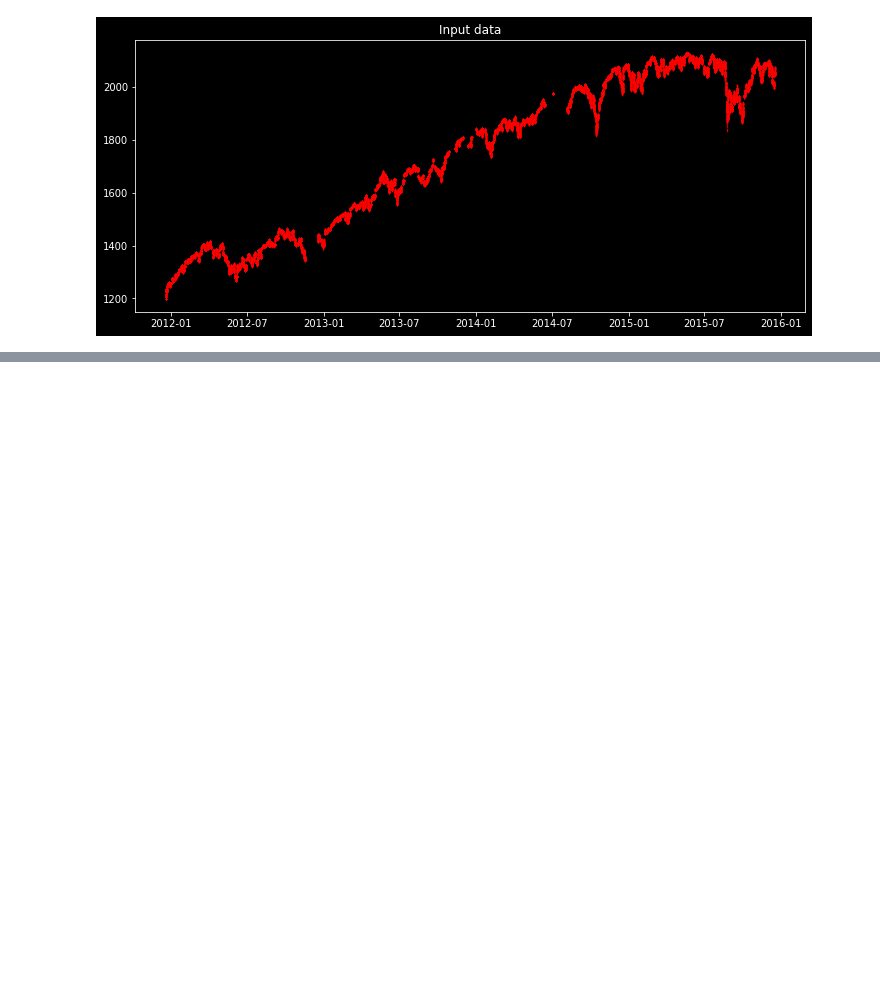
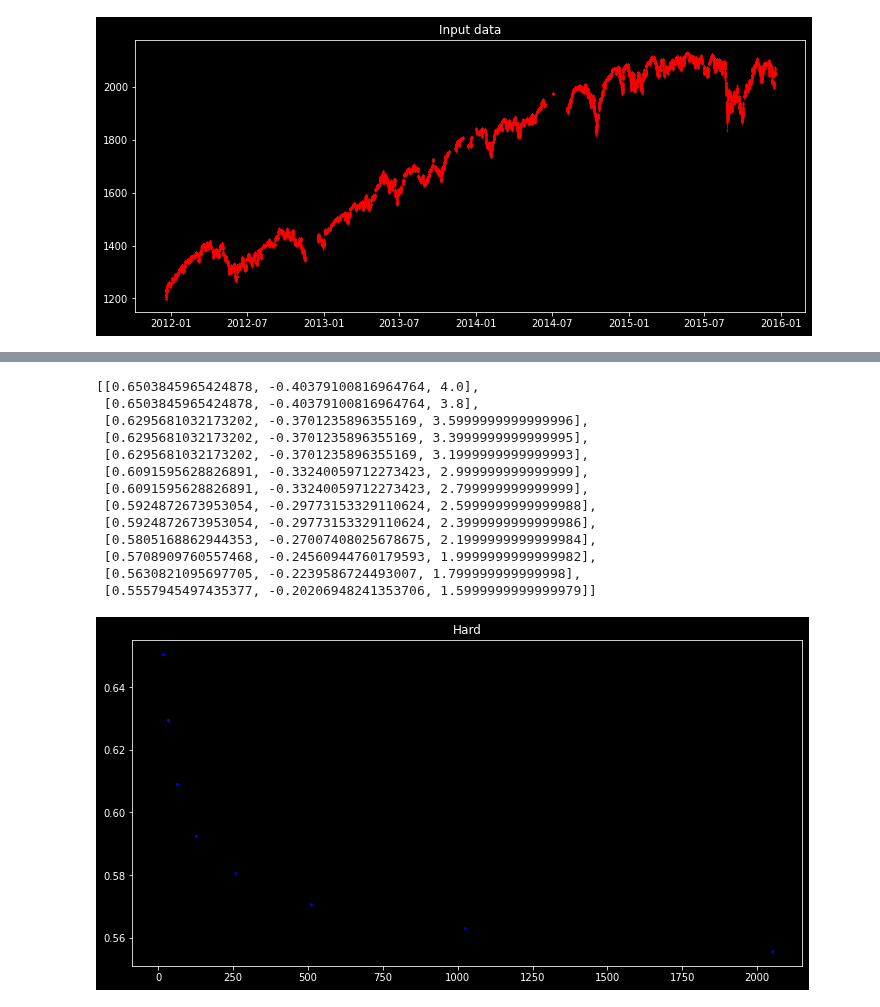
Before and after one commit to Molozey/algo-andrii, a Jupyter notebook: Andrii/folder_15/Hurst exponent.ipynb, the cells around one changed output, grey strips where cells are left out. Drawn from its saved outputs; the diff is of its cells as text; code cells hidden in the pictures; blank space fills up the shorter version.

```diff
--- a/Andrii/folder_15/Hurst exponent.ipynb
+++ b/Andrii/folder_15/Hurst exponent.ipynb
@@ -231,0 +181,3 @@ hurst_optimizer(nrm, simplify=5)
+# %%
+hurst_optimizer(nrm, simplify=1)
+# %% [output]
@@ -231,0 +189,14 @@ hurst_optimizer(nrm, simplify=5)
+[[0.6503845965424878, -0.40379100816964764, 4.0],
+ [0.6503845965424878, -0.40379100816964764, 3.8],
+ [0.6295681032173202, -0.3701235896355169, 3.5999999999999996],
+ [0.6295681032173202, -0.3701235896355169, 3.3999999999999995],
+ [0.6295681032173202, -0.3701235896355169, 3.1999999999999993],
+ [0.6091595628826891, -0.33240059712273423, 2.999999999999999],
+ [0.6091595628826891, -0.33240059712273423, 2.799999999999999],
+ [0.5924872673953054, -0.29773153329110624, 2.5999999999999988],
+ [0.5924872673953054, -0.29773153329110624, 2.3999999999999986],
+ [0.5805168862944353, -0.27007408025678675, 2.1999999999999984],
+ [0.5708909760557468, -0.24560944760179593, 1.9999999999999982],
+ [0.5630821095697705, -0.2239586724493007, 1.799999999999998],
+ [0.5557945497435377, -0.20206948241353706, 1.5999999999999979]]
+[figure, added]
```
Also changed, not shown: parts of 22 cells of this notebook.
